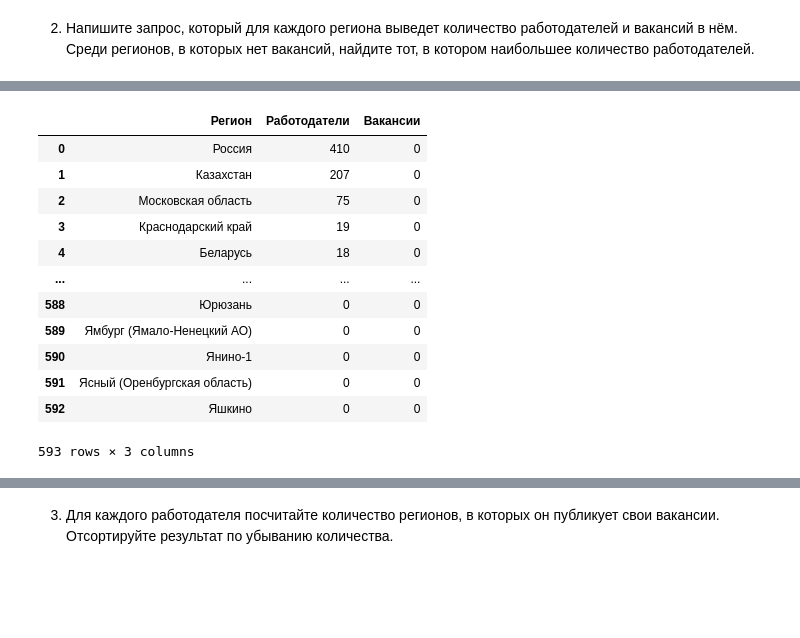
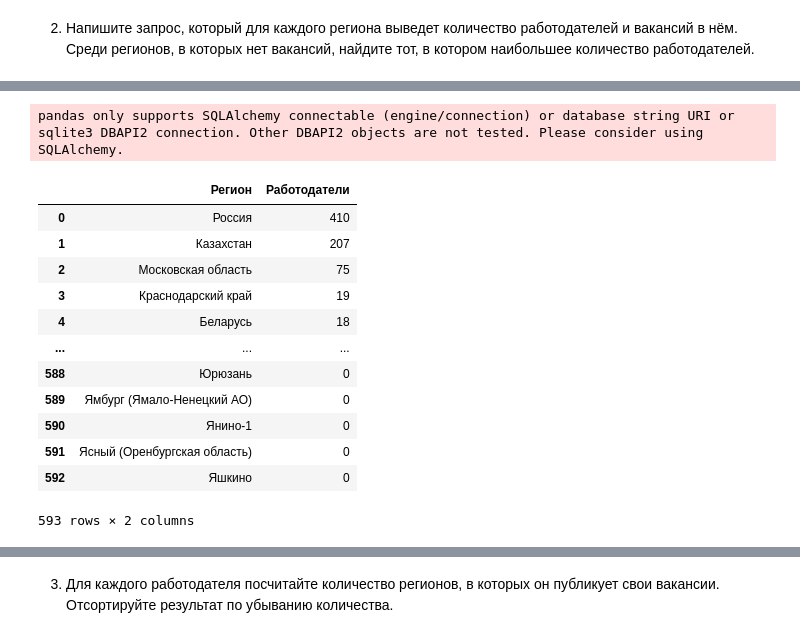
Before and after one commit to HunterV1rus/SF_DS, a Jupyter notebook: Skillfactory/Project_2/Project_2_Ноутбук_шаблон.ipynb, the cells around one changed output, grey strips where cells are left out. Drawn from its saved outputs; the diff is of its cells as text; code cells hidden in the pictures; blank space fills up the shorter version.

```diff
--- a/Skillfactory/Project_2/Project_2_Ноутбук_шаблон.ipynb
+++ b/Skillfactory/Project_2/Project_2_Ноутбук_шаблон.ipynb
@@ -261,10 +306,9 @@ df
 # %%
-# текст запроса
-query_5_2 = f'''
+# текст предыдущего запроса, который мы усовершенствовали тем, что теперь ищем самый богатый работодателями регион, в котором нет вакансий
+query_5_2_2 = f'''
 SELECT DISTINCT
     a.name "Регион",
-    count(e.id) "Работодатели",
-    count(v.id) "Вакансии"
+    count(e.id) "Работодатели"
 FROM areas a
     LEFT JOIN vacancies v ON v.area_id = a.id
     LEFT JOIN employers e ON e.area = a.id
@@ -274,19 +318,20 @@ ORDER BY 2 DESC
 '''
 # %%
 # результат запроса
-df = pd.read_sql_query(query_5_2, connection)
+df = pd.read_sql_query(query_5_2_2, connection)
 df
 # %% [output]
+pandas only supports SQLAlchemy connectable (engine/connection) or database string URI or sqlite3 DBAPI2 connection. Other DBAPI2 objects are not tested. Please consider using SQLAlchemy.
-|  | Регион | Работодатели | Вакансии |
-| 0 | Россия | 410 | 0 |
-| 1 | Казахстан | 207 | 0 |
-| 2 | Московская область | 75 | 0 |
-| 3 | Краснодарский край | 19 | 0 |
-| 4 | Беларусь | 18 | 0 |
-| ... | ... | ... | ... |
-| 588 | Юрюзань | 0 | 0 |
-| 589 | Ямбург (Ямало-Ненецкий АО) | 0 | 0 |
-| 590 | Янино-1 | 0 | 0 |
-| 591 | Ясный (Оренбургская область) | 0 | 0 |
-| 592 | Яшкино | 0 | 0 |
+|  | Регион | Работодатели |
+| 0 | Россия | 410 |
+| 1 | Казахстан | 207 |
+| 2 | Московская область | 75 |
+| 3 | Краснодарский край | 19 |
+| 4 | Беларусь | 18 |
+| ... | ... | ... |
+| 588 | Юрюзань | 0 |
+| 589 | Ямбург (Ямало-Ненецкий АО) | 0 |
+| 590 | Янино-1 | 0 |
+| 591 | Ясный (Оренбургская область) | 0 |
+| 592 | Яшкино | 0 |
-593 rows × 3 columns
+593 rows × 2 columns
```
Also changed, not shown: parts of 17 cells of this notebook.
